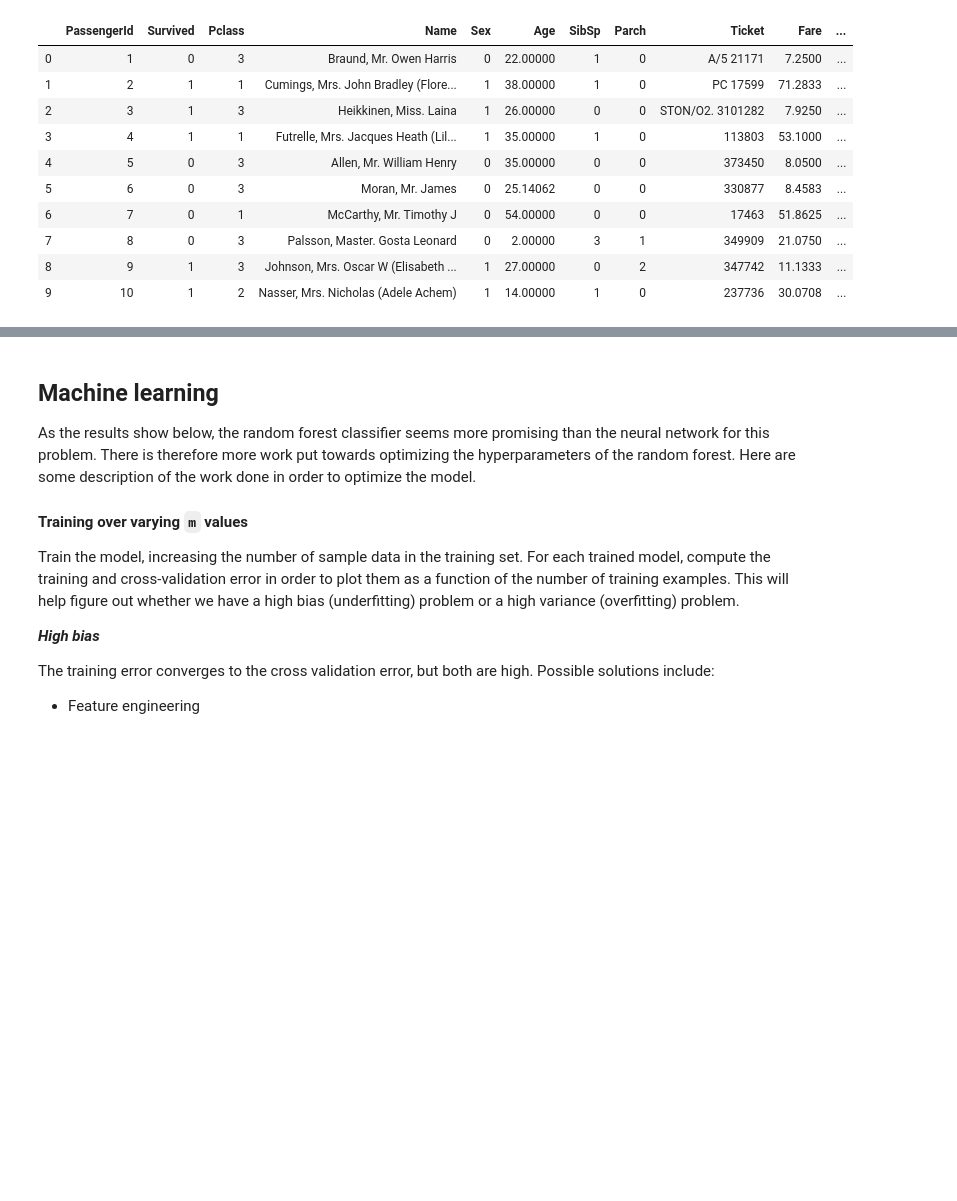
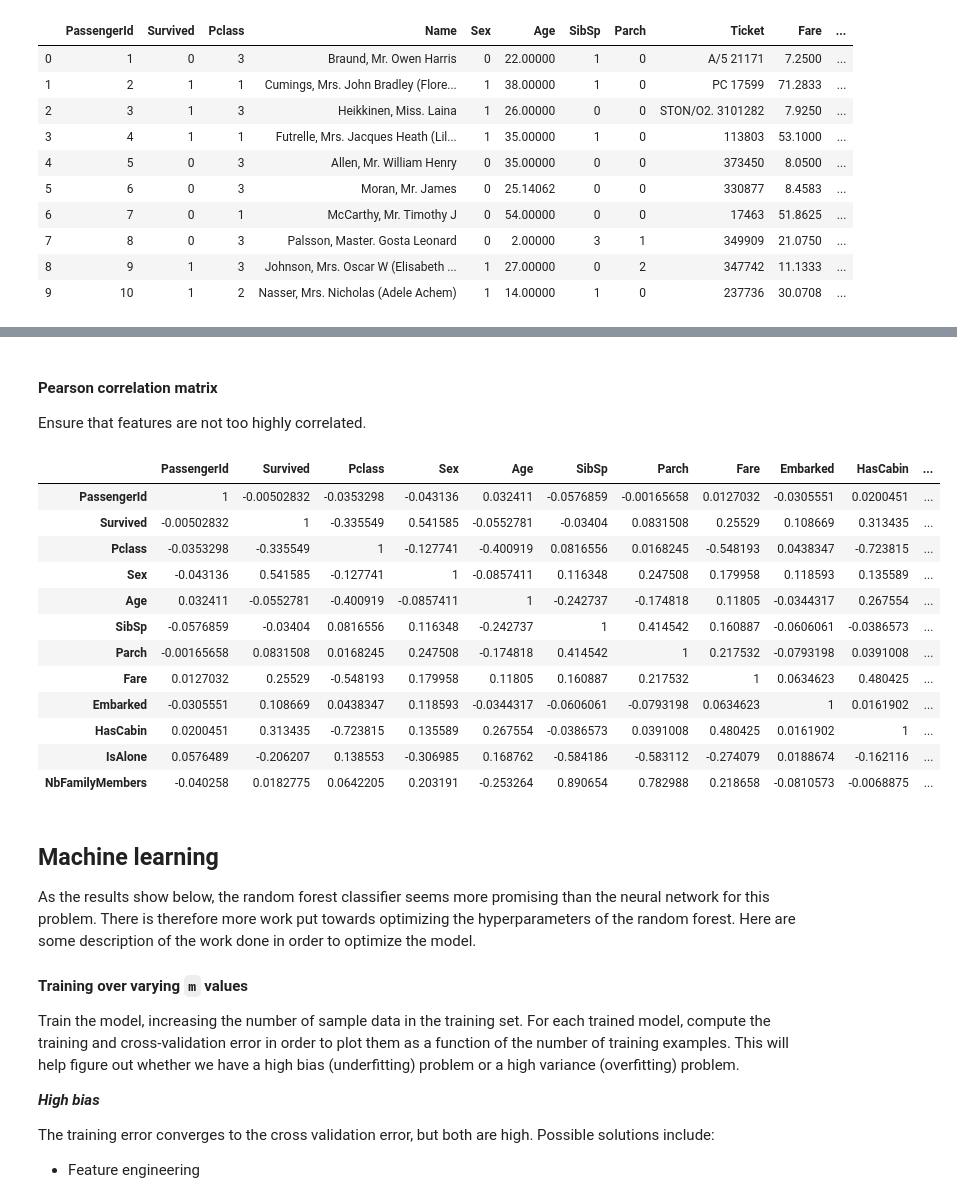
Before and after one commit to limphilip/kaggle-titanic, a Jupyter notebook: kaggle_titanic_notebook.ipynb, the cells around one changed output, grey strips where cells are left out. Saved outputs shown, nothing was run; the diff lists cells and outputs as text; code cells hidden in the pictures; blank space fills up the shorter version.

Commit message:
Engineer new features and add Pearson correlation matrix

```diff
--- a/kaggle_titanic_notebook.ipynb
+++ b/kaggle_titanic_notebook.ipynb
@@ -165,3 +200,23 @@ df.head(10)
+# %% [markdown]
+#### Pearson correlation matrix
+Ensure that features are not too highly correlated.
+# %%
+corr = df.corr()
+corr.style.background_gradient(cmap='coolwarm')
+# %% [output]
+|  | PassengerId | Survived | Pclass | Sex | Age | SibSp | Parch | Fare | Embarked | HasCabin | ... |
+| PassengerId | 1 | -0.00502832 | -0.0353298 | -0.043136 | 0.032411 | -0.0576859 | -0.00165658 | 0.0127032 | -0.0305551 | 0.0200451 | ... |
+| Survived | -0.00502832 | 1 | -0.335549 | 0.541585 | -0.0552781 | -0.03404 | 0.0831508 | 0.25529 | 0.108669 | 0.313435 | ... |
+| Pclass | -0.0353298 | -0.335549 | 1 | -0.127741 | -0.400919 | 0.0816556 | 0.0168245 | -0.548193 | 0.0438347 | -0.723815 | ... |
+| Sex | -0.043136 | 0.541585 | -0.127741 | 1 | -0.0857411 | 0.116348 | 0.247508 | 0.179958 | 0.118593 | 0.135589 | ... |
+| Age | 0.032411 | -0.0552781 | -0.400919 | -0.0857411 | 1 | -0.242737 | -0.174818 | 0.11805 | -0.0344317 | 0.267554 | ... |
+| SibSp | -0.0576859 | -0.03404 | 0.0816556 | 0.116348 | -0.242737 | 1 | 0.414542 | 0.160887 | -0.0606061 | -0.0386573 | ... |
+| Parch | -0.00165658 | 0.0831508 | 0.0168245 | 0.247508 | -0.174818 | 0.414542 | 1 | 0.217532 | -0.0793198 | 0.0391008 | ... |
+| Fare | 0.0127032 | 0.25529 | -0.548193 | 0.179958 | 0.11805 | 0.160887 | 0.217532 | 1 | 0.0634623 | 0.480425 | ... |
+| Embarked | -0.0305551 | 0.108669 | 0.0438347 | 0.118593 | -0.0344317 | -0.0606061 | -0.0793198 | 0.0634623 | 1 | 0.0161902 | ... |
+| HasCabin | 0.0200451 | 0.313435 | -0.723815 | 0.135589 | 0.267554 | -0.0386573 | 0.0391008 | 0.480425 | 0.0161902 | 1 | ... |
+| IsAlone | 0.0576489 | -0.206207 | 0.138553 | -0.306985 | 0.168762 | -0.584186 | -0.583112 | -0.274079 | 0.0188674 | -0.162116 | ... |
+| NbFamilyMembers | -0.040258 | 0.0182775 | 0.0642205 | 0.203191 | -0.253264 | 0.890654 | 0.782988 | 0.218658 | -0.0810573 | -0.0068875 | ... |
 # %% [markdown]
 ## Machine learning
 As the results show below, the random forest classifier seems more promising than the neural network for this problem. There is therefore more work put towards optimizing the hyperparameters of the random forest. Here are some description of the work done in order to optimize the model.
```
Also changed, not shown: parts of 11 cells of this notebook.
